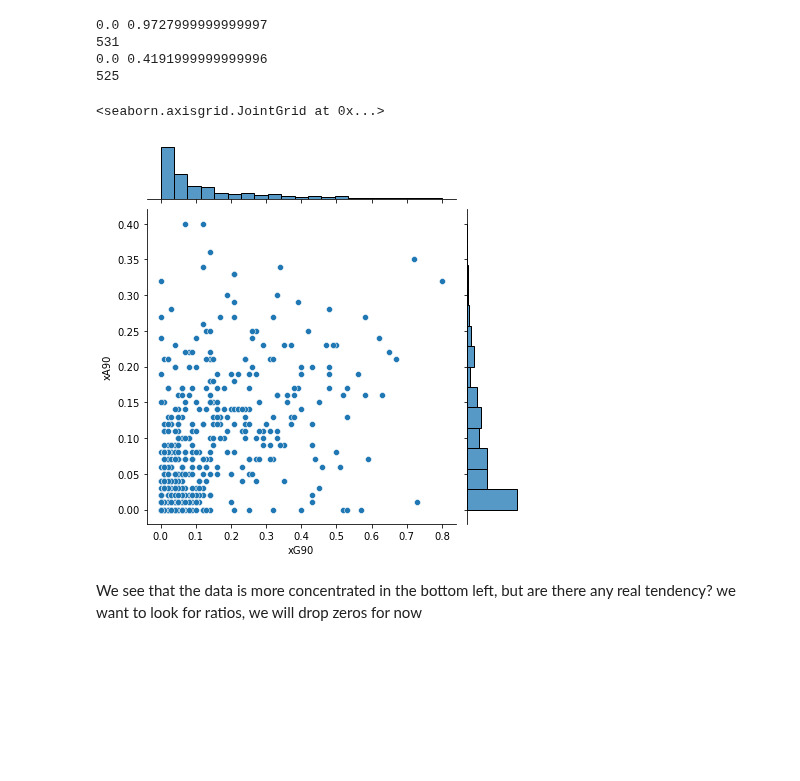
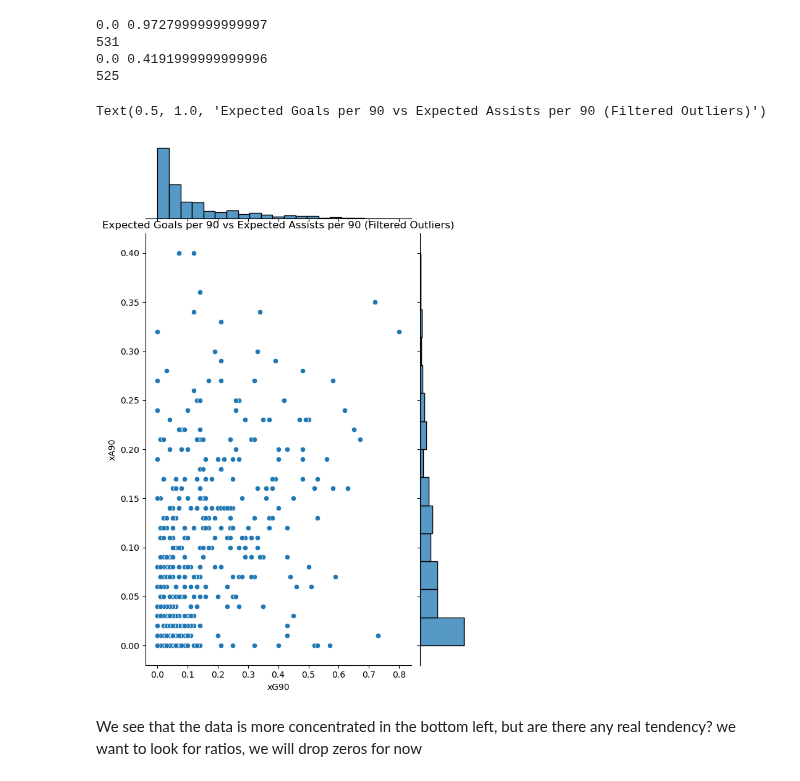
Before and after one commit to ubco-W2022T2-data301/group26, a Jupyter notebook: analysis/analysisIfaz.ipynb, the cells around one changed output. Drawn from its saved outputs; the diff is of its cells as text; code cells hidden in the pictures; blank space fills up the shorter version.

```diff
--- a/analysis/analysisIfaz.ipynb
+++ b/analysis/analysisIfaz.ipynb
@@ -76,9 +78,11 @@ df_no_outlier= data_no_outlier(df)
 525
 # %%
 sns.jointplot(x='xG90',y='xA90', data=df_no_outlier)
+plt.subplots_adjust(top=1.5)
+plt.title("Expected Goals per 90 vs Expected Assists per 90 (Filtered Outliers)")
 # %% [output]
-<seaborn.axisgrid.JointGrid at 0x...>
+Text(0.5, 1.0, 'Expected Goals per 90 vs Expected Assists per 90 (Filtered Outliers)')
-[figure, old version]
+[figure, new version]
 # %% [markdown]
 We see that the data is more concentrated in the bottom left, but are there any real tendency? we want to look for ratios, we will drop zeros for now
 # %%
```
Also changed, not shown: parts of 19 cells of this notebook.
